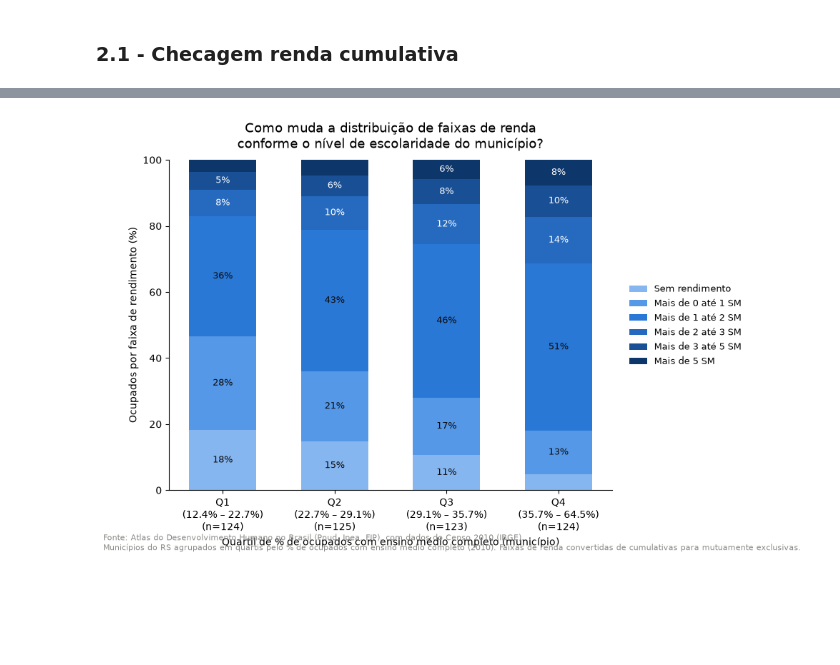
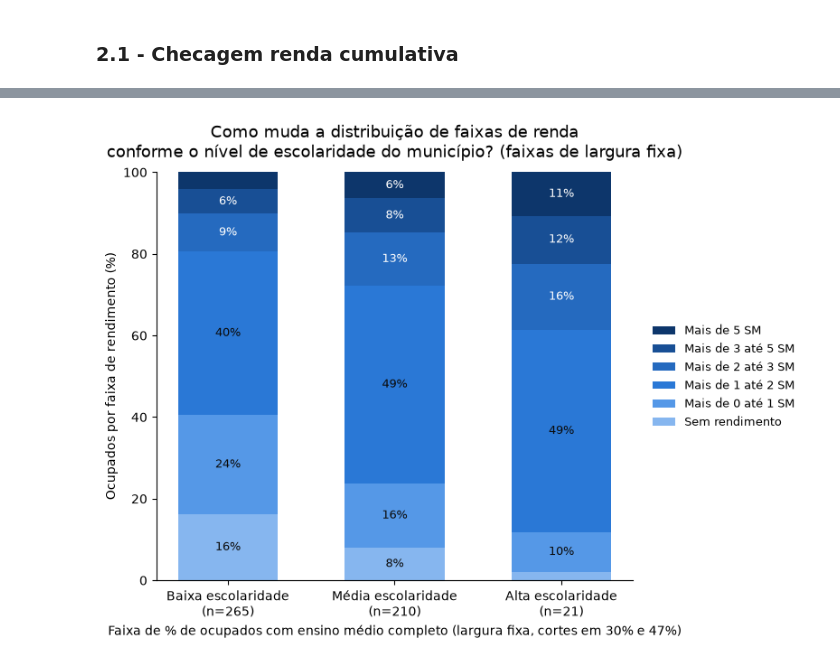
Before and after one commit to valandro/ufrgs-spec-ai, a Jupyter notebook: AI001-analise-visualizacao-dados/educacao/graficos/graficos_atividade01.ipynb, the cells around one changed output, grey strips where cells are left out. Drawn from its saved outputs; the diff is of its cells as text; code cells hidden in the pictures; blank space fills up the shorter version.

Commit message:
atualização gráfico pergunta 2, e estatísticas (sessão 5)

```diff
--- a/AI001-analise-visualizacao-dados/educacao/graficos/graficos_atividade01.ipynb
+++ b/AI001-analise-visualizacao-dados/educacao/graficos/graficos_atividade01.ipynb
@@ -244,4 +236,6 @@ plt.show()
 # %%
+#Gráfico pergunta "Como muda a distribuição de faixas de renda conformeo nível de escolaridade do município?"
+
 import numpy as np
 
 col_escolaridade = "% dos ocupados com ensino médio completo 2010"
@@ -256,10 +250,9 @@ for c in [col_escolaridade] + cols_faixas_cumulativas:
     municipios[c] = pd.to_numeric(municipios[c], errors="coerce")
 
 municipios = municipios.dropna(subset=[col_escolaridade] + cols_faixas_cumulativas)
-print(f"Municípios com todos os indicadores preenchidos: {len(municipios)}")
 
 # ---------------------------------------------------------------
-# 2. Conversão das faixas cumulativas em faixas mutuamente exclusivas
+#    Conversão das faixas cumulativas em faixas mutuamente exclusivas
 #    (checado antes: até_1 >= sem_rendimento, até_2 >= até_1, etc. —
 #    são cumulativas, não faixas independentes)
 # ---------------------------------------------------------------
@@ -284,51 +277,40 @@ assert (faixas_exclusivas.min() >= -0.01).all(), "faixa negativa encontrada —
 municipios = pd.concat([municipios, faixas_exclusivas], axis=1)
 
 # ---------------------------------------------------------------
-# 3. Agrupamento por QUARTIL de escolaridade (pd.qcut, 4 grupos,
-#    mesma quantidade de municípios por grupo). Os rótulos são
-#    construídos a partir dos limites reais de cada quartil.
+#    Agrupamento por faixa de escolaridade. Os 3 grupos ficam com o MESMO
+#    intervalo de pontos percentuais, mas NÃO com a mesma quantidade
+#    de municípios: como a maioria dos municípios do RS está
+#    concentrada na faixa baixa/média de escolaridade, o grupo "alta"
+#    acaba com poucos municípios — vale checar o n de cada grupo antes
+#    de interpretar o gráfico.
 # ---------------------------------------------------------------
-municipios["quartil_escolaridade"], limites = pd.qcut(
-    municipios[col_escolaridade], 4, retbins=True
+municipios["faixa_escolaridade"], limites = pd.cut(
+    municipios[col_escolaridade], 3,
+    labels=["Baixa escolaridade", "Média escolaridade", "Alta escolaridade"],
+    retbins=True,
 )
+print("\nLimites das faixas (%):", [round(b, 1) for b in limites])
 
-rotulos_quartil = {
-    intervalo: f"Q{i+1}\n({limites[i]:.1f}% – {limites[i+1]:.1f}%)"
-    for i, intervalo in enumerate(sorted(municipios["quartil_escolaridade"].unique()))
-}
-municipios["quartil_escolaridade"] = municipios["quartil_escolaridade"].map(rotulos_quartil)
-ordem_grupos = list(rotulos_quartil.values())
+nomes_faixas = list(faixas_exclusivas.columns)
+medias_por_faixa = municipios.groupby("faixa_escolaridade", observed=True)[nomes_faixas].mean()
+contagem_por_faixa = municipios.groupby("faixa_escolaridade", observed=True).size()
 
-medias_por_quartil = (
-    municipios.groupby("quartil_escolaridade", observed=True)[nomes_faixas]
-    .mean()
-    .reindex(ordem_grupos)
-)
-contagem_por_quartil = (
-    municipios.groupby("quartil_escolaridade", observed=True).size().reindex(ordem_grupos)
-)
-print("\nLimites dos quartis (%):", [round(b, 1) for b in limites])
-print("\nMunicípios por quartil:")
-print(contagem_por_quartil)
-print("\nDistribuição média de faixas de renda por quartil (%):")
-print(medias_por_quartil.round(1))
 
 # ---------------------------------------------------------------
-# 4. Gráfico — barras 100% empilhadas, rampa sequencial (1 tom, claro->escuro)
+#  Gráfico — barras 100% empilhadas, rampa sequencial (1 tom, claro->escuro)
 # ---------------------------------------------------------------
 CORES_SEQUENCIAIS = ["#86b6ef", "#5598e7", "#2a78d6", "#256abf", "#184f95", "#0d366b"]
 
 fig, ax = plt.subplots(figsize=(8, 6))
 
-grupos = medias_por_quartil.index.tolist()
+grupos = medias_por_faixa.index.tolist()
 x = np.arange(len(grupos))
 base = np.zeros(len(grupos))
 
 for faixa, cor in zip(nomes_faixas, CORES_SEQUENCIAIS):
-    valores = medias_por_quartil[faixa].values
-    barras = ax.bar(x, valores, bottom=base, color=cor, width=0.6, label=faixa)
+    valores = medias_por_faixa[faixa].values
+    ax.bar(x, valores, bottom=base, color=cor, width=0.6, label=faixa)
 
-    # rótulo direto só nos segmentos grandes o bastante pra caber o texto
     for i, v in enumerate(valores):
         if v >= 5:
             ax.text(
@@ -339,32 +321,24 @@ for faixa, cor in zip(nomes_faixas, CORES_SEQUENCIAIS):
     base += valores
 
 ax.set_xticks(x)
-ax.set_xticklabels([f"{g}\n(n={contagem_por_quartil[g]})" for g in grupos])
+ax.set_xticklabels([f"{g}\n(n={contagem_por_faixa[g]})" for g in grupos])
 ax.set_ylim(0, 100)
 
 ax.set_title(
-    "Como muda a distribuição de faixas de renda\nconforme o nível de escolaridade do município?",
+    "Como muda a distribuição de faixas de renda\nconforme o nível de escolaridade do município? (faixas de largura fixa)",
     fontsize=13, pad=12,
 )
-ax.set_xlabel("Quartil de % de ocupados com ensino médio completo (município)")
+ax.set_xlabel(f"Faixa de % de ocupados com ensino médio completo (largura fixa, cortes em {limites[1]:.0f}% e {limites[2]:.0f}%)")
 ax.set_ylabel("Ocupados por faixa de rendimento (%)")
 
 ax.spines[["top", "right"]].set_visible(False)
 ax.set_axisbelow(True)
 
-# legenda na ordem das faixas (baixa -> alta renda), fora da área do gráfico
 handles, labels = ax.get_legend_handles_labels()
+handles, labels = handles[::-1], labels[::-1]
 ax.legend(handles, labels, frameon=False, loc="center left", bbox_to_anchor=(1.02, 0.5), fontsize=9)
 
-fig.text(
-    0.01, -0.03,
-    "Fonte: Atlas do Desenvolvimento Humano no Brasil (Pnud, Ipea, FJP), com dados do Censo 2010 (IBGE).\n"
-    "Municípios do RS agrupados em quartis pelo % de ocupados com ensino médio completo (2010). "
-    "Faixas de renda convertidas de cumulativas para mutuamente exclusivas.",
-    fontsize=8, color="#8a8a86",
-)
 
-# plt.tight_layout()
-# plt.savefig("grafico2.1_faixas_renda_x_escolaridade_quartil.png", dpi=150, bbox_inches="tight")
+plt.tight_layout()
 plt.show()
 # %% [output]
@@ -388 +346 @@ Q4\n(35.7% – 64.5%)                 14.2                 9.6           7.6
-[figure, old version]
+[figure, new version]
```
Also changed, not shown: parts of 17 cells of this notebook, 1 other file.
